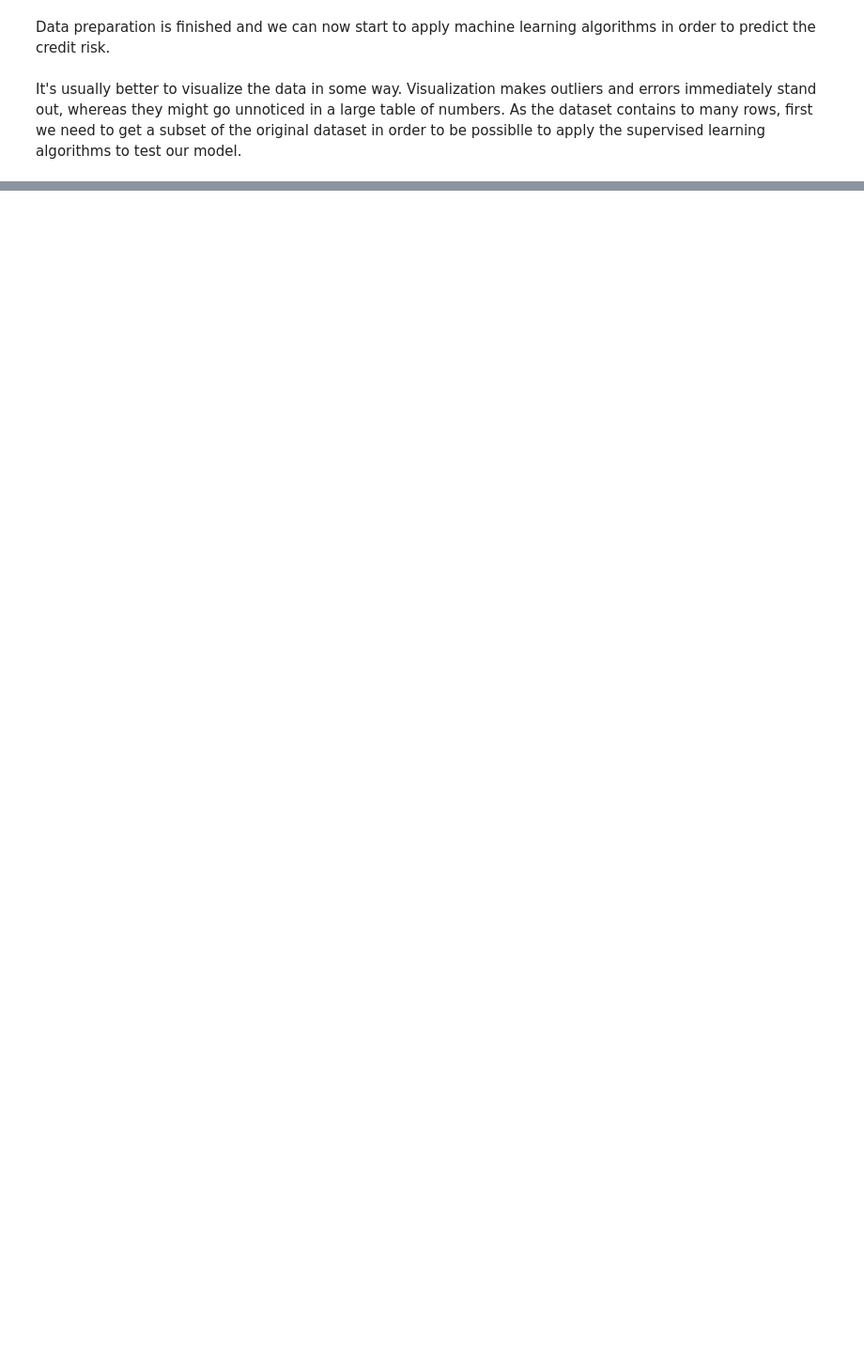
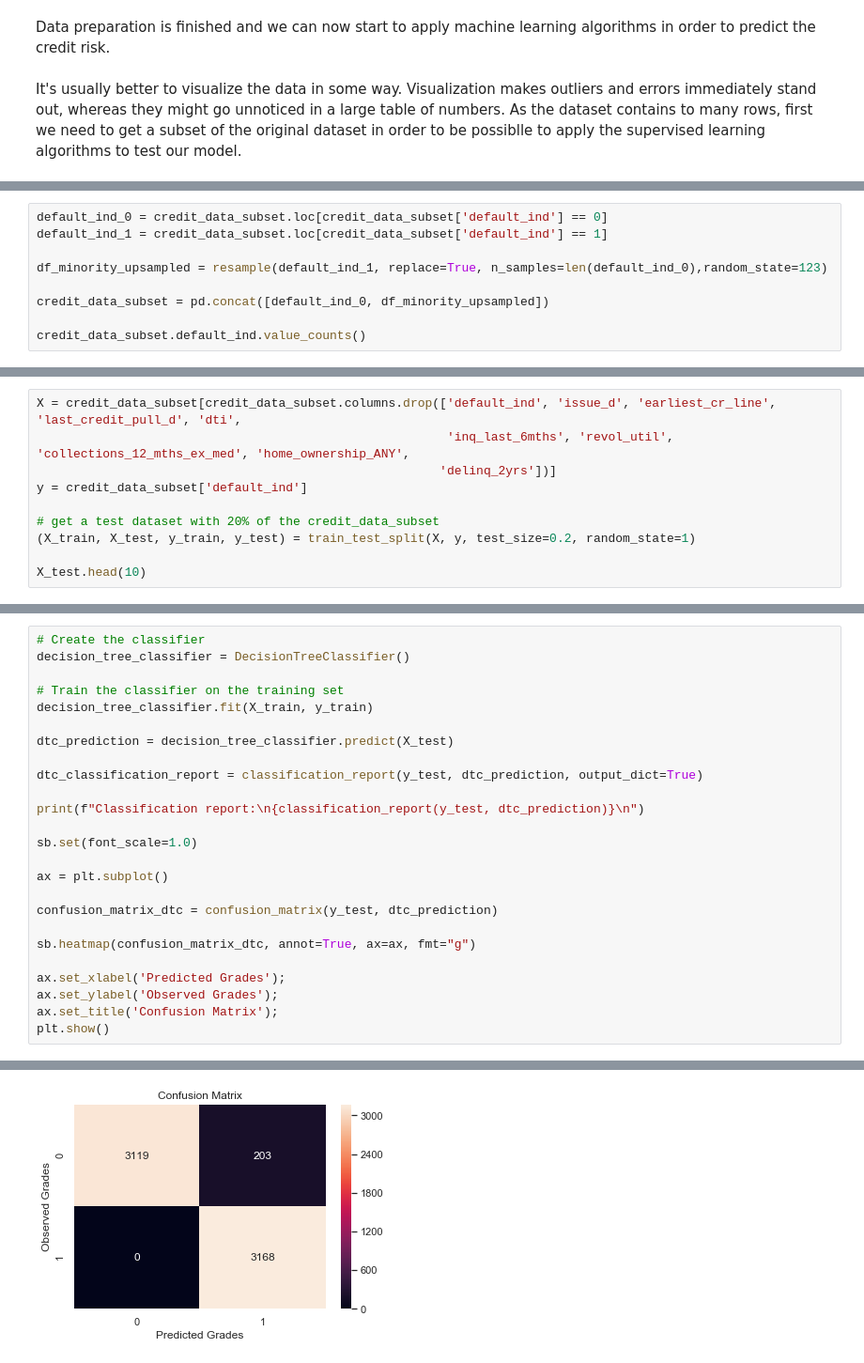
Before and after one commit to pedrovponte/IART-g39, a Jupyter notebook: proj2/src/credit_risk_analysis.ipynb, the cells around one changed output, grey strips where cells are left out. Shown at 94% size. Drawn from its saved outputs; the diff is of its cells as text; blank space fills up the shorter version.

```diff
--- a/proj2/src/credit_risk_analysis.ipynb
+++ b/proj2/src/credit_risk_analysis.ipynb
@@ -812,0 +712,9 @@ Max:  0.9514018691588785
+# %%
+default_ind_0 = credit_data_subset.loc[credit_data_subset['default_ind'] == 0]
+default_ind_1 = credit_data_subset.loc[credit_data_subset['default_ind'] == 1]
+
+df_minority_upsampled = resample(default_ind_1, replace=True, n_samples=len(default_ind_0),random_state=123)
+
+credit_data_subset = pd.concat([default_ind_0, df_minority_upsampled])
+
+credit_data_subset.default_ind.value_counts()
@@ -812,0 +725,10 @@ Max:  0.9514018691588785
+# %%
+X = credit_data_subset[credit_data_subset.columns.drop(['default_ind', 'issue_d', 'earliest_cr_line', 'last_credit_pull_d', 'dti',
+                                                        'inq_last_6mths', 'revol_util', 'collections_12_mths_ex_med', 'home_ownership_ANY',
+                                                       'delinq_2yrs'])]
+y = credit_data_subset['default_ind']
+
+# get a test dataset with 20% of the credit_data_subset
+(X_train, X_test, y_train, y_test) = train_test_split(X, y, test_size=0.2, random_state=1)
+
+X_test.head(10)
@@ -812,0 +773,26 @@ Max:  0.9514018691588785
+# %%
+# Create the classifier
+decision_tree_classifier = DecisionTreeClassifier()
+
+# Train the classifier on the training set
+decision_tree_classifier.fit(X_train, y_train)
+
+dtc_prediction = decision_tree_classifier.predict(X_test)
+
+dtc_classification_report = classification_report(y_test, dtc_prediction, output_dict=True)
+
+print(f"Classification report:\n{classification_report(y_test, dtc_prediction)}\n")
+
+sb.set(font_scale=1.0)
+
+ax = plt.subplot()
+
+confusion_matrix_dtc = confusion_matrix(y_test, dtc_prediction)
+
+sb.heatmap(confusion_matrix_dtc, annot=True, ax=ax, fmt="g")
+
+ax.set_xlabel('Predicted Grades');
+ax.set_ylabel('Observed Grades');
+ax.set_title('Confusion Matrix');
+plt.show()
+# %% [output]
@@ -812,0 +808 @@ Max:  0.9514018691588785
+[figure, added]
```
Also changed, not shown: parts of 48 cells of this notebook.
